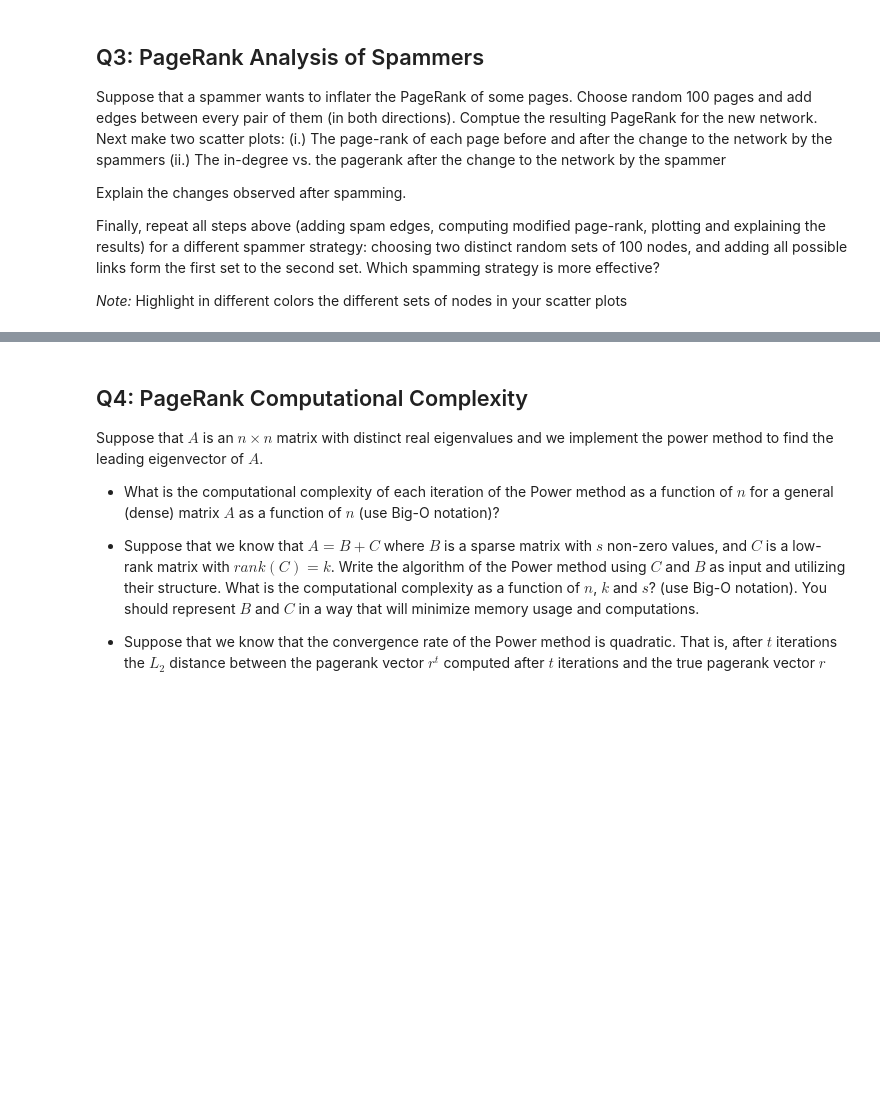
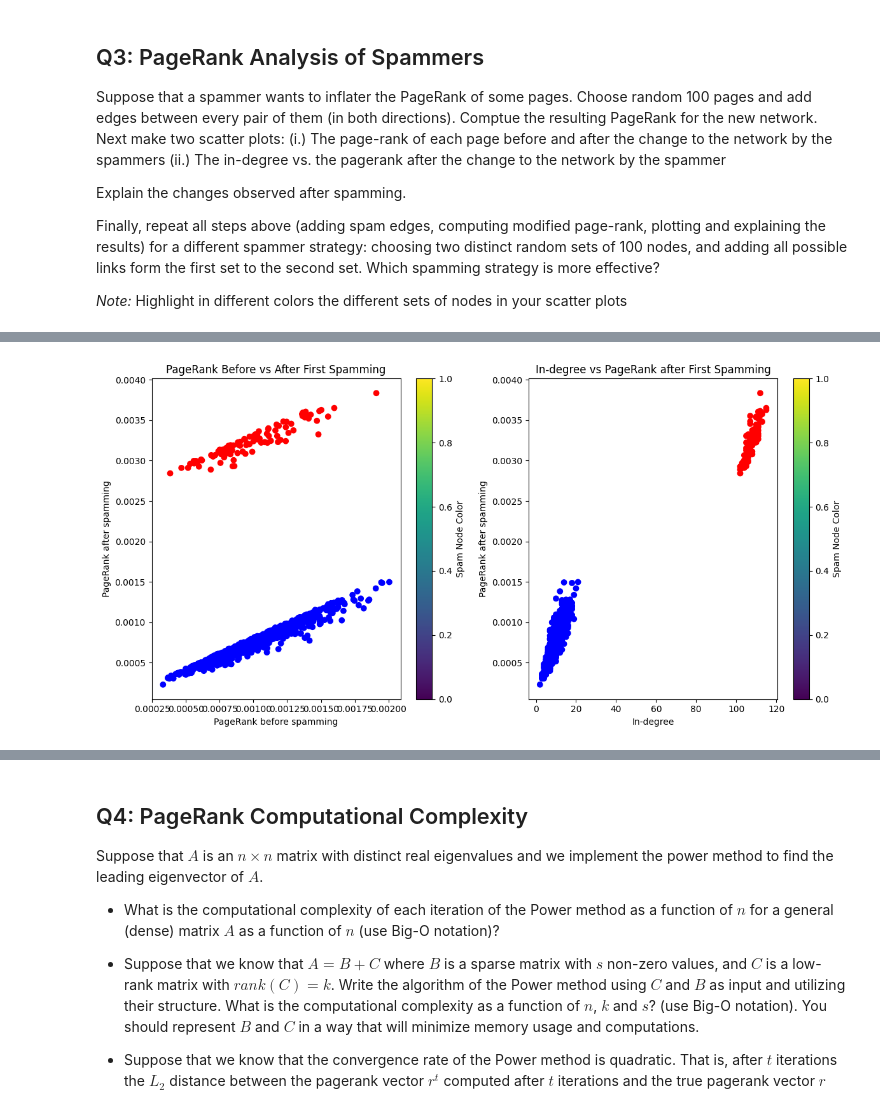
Before and after one commit to NathanP23/Big-Data-Mining-52002, a Jupyter notebook: MidTerm/MidTerm_52002_2024_25.ipynb, the cells around one changed output, grey strips where cells are left out. Drawn from its saved outputs; the diff is of its cells as text; code cells hidden in the pictures; blank space fills up the shorter version.

```diff
--- a/MidTerm/MidTerm_52002_2024_25.ipynb
+++ b/MidTerm/MidTerm_52002_2024_25.ipynb
@@ -2269,0 +2497,98 @@ Which spamming strategy is more effective?
+# %%
+import networkx as nx
+import numpy as np
+import matplotlib.pyplot as plt
+
+# Step 1: Create a random graph (this will be our original network)
+original_graph = nx.erdos_renyi_graph(1000, 0.01, directed=True)  # 1000 nodes, probability 0.01 for edge creation
+
+# Step 2: Compute the original PageRank before any spam edges
+pagerank_before = nx.pagerank(original_graph, alpha=0.85)
+
+# Step 3: Add edges between every pair of 100 randomly chosen pages (nodes)
+spam_nodes = np.random.choice(original_graph.nodes(), size=100, replace=False)
+for i in range(len(spam_nodes)):
+    for j in range(len(spam_nodes)):
+        if i != j:
+            original_graph.add_edge(spam_nodes[i], spam_nodes[j])
+
+# Step 4: Compute the PageRank after the first spamming strategy
+pagerank_after_1 = nx.pagerank(original_graph, alpha=0.85)
+
+# Step 5: In-degree calculation
+in_degrees = dict(original_graph.in_degree())
+
+# Scatter plot: PageRank before and after spamming
+pagerank_before_values = [pagerank_before[node] for node in original_graph.nodes()]
+pagerank_after_1_values = [pagerank_after_1[node] for node in original_graph.nodes()]
+
+plt.figure(figsize=(12, 6))
+
+# Highlight the spam nodes in a different color
+highlight_color = ['r' if node in spam_nodes else 'b' for node in original_graph.nodes()]
+
+# Plot 1: PageRank before vs after
+plt.subplot(1, 2, 1)
+plt.scatter(pagerank_before_values, pagerank_after_1_values, c=highlight_color)
+plt.xlabel('PageRank before spamming')
+plt.ylabel('PageRank after spamming')
+plt.title('PageRank Before vs After First Spamming')
+plt.colorbar(label='Spam Node Color')
+
+# Plot 2: In-degree vs PageRank after spamming
+in_degree_values = [in_degrees[node] for node in original_graph.nodes()]
+
+plt.subplot(1, 2, 2)
+plt.scatter(in_degree_values, pagerank_after_1_values, c=highlight_color)
+plt.xlabel('In-degree')
+plt.ylabel('PageRank after spamming')
+plt.title('In-degree vs PageRank after First Spamming')
+plt.colorbar(label='Spam Node Color')
+
+plt.tight_layout()
+plt.show()
+
+# Step 6: Apply the second spamming strategy (edges from one set to another)
+spam_set_1 = np.random.choice(original_graph.nodes(), size=100, replace=False)
+spam_set_2 = np.random.choice([node for node in original_graph.nodes() if node not in spam_set_1], size=100, replace=False)
+
+# Add edges from set 1 to set 2 (one-way)
+for node_1 in spam_set_1:
+    for node_2 in spam_set_2:
+        original_graph.add_edge(node_1, node_2)
+
+# Recompute PageRank after the second spamming strategy
+pagerank_after_2 = nx.pagerank(original_graph, alpha=0.85)
+
+# Scatter plot comparison for the second strategy
+pagerank_after_2_values = [pagerank_after_2[node] for node in original_graph.nodes()]
+
+plt.figure(figsize=(12, 6))
+
+# Plot 1: PageRank before vs after the second spamming
+plt.subplot(1, 2, 1)
+plt.scatter(pagerank_before_values, pagerank_after_2_values, c=highlight_color)
+plt.xlabel('PageRank before spamming')
+plt.ylabel('PageRank after second spamming')
+plt.title('PageRank Before vs After Second Spamming')
+plt.colorbar(label='Spam Node Color')
+
+# Plot 2: In-degree vs PageRank after second spamming
+plt.subplot(1, 2, 2)
+plt.scatter(in_degree_values, pagerank_after_2_values, c=highlight_color)
+plt.xlabel('In-degree')
+plt.ylabel('PageRank after second spamming')
+plt.title('In-degree vs PageRank after Second Spamming')
+plt.colorbar(label='Spam Node Color')
+
+plt.tight_layout()
+plt.show()
+
+# Explanation of changes:
+print("Explanation of changes observed after spamming:")
+print("1. The PageRank values of spam nodes increase significantly because of the additional edges between them.")
+print("2. Pages that receive many incoming edges (high in-degree) also tend to have higher PageRank.")
+print("3. The first spamming strategy (complete subgraph) leads to a dense connection of spam nodes with high mutual influence.")
+print("4. The second spamming strategy (one-way edges between two sets) creates a directional structure where PageRank is influenced by the direction of the links.")
+# %% [output]
+[figure, added]
```
Also changed, not shown: parts of 21 cells of this notebook.
